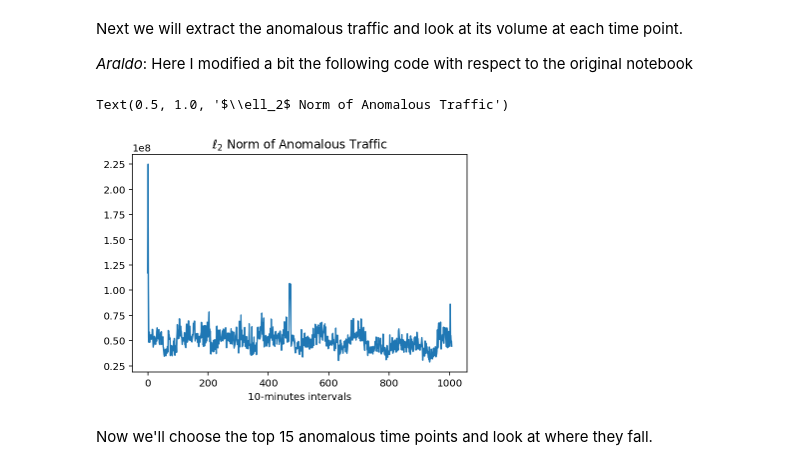
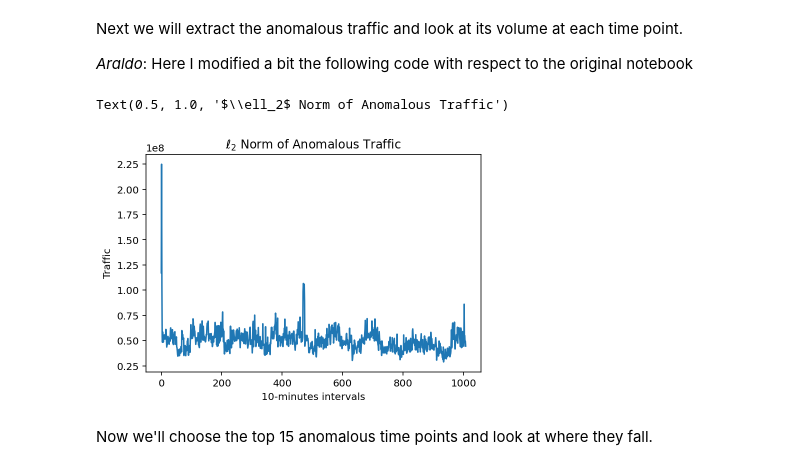
Before and after one commit to andreaaraldo/mining-low-dim-network-data, a Jupyter notebook: BarcelonaCourse.ipynb, the cells around one changed output. Saved outputs shown, nothing was run; the diff lists cells and outputs as text; code cells hidden in the pictures.

```diff
--- a/BarcelonaCourse.ipynb
+++ b/BarcelonaCourse.ipynb
@@ -255,25 +255,26 @@ Next we will extract the anomalous traffic and look at its volume at each time p
 # %%
 k=6 # Number of components
 
 U_k = U[:,0:k]
 Sigma_k = np.diag(Sigma[0:k])
 V_k_t = Vt[0:k,:]
 
 Ntraf = np.dot(U_k, np.dot(Sigma_k, V_k_t) )
 
 Otraf = Atraf - Ntraf
 
 # For each time-slot, it quantifies the "amount of anormality"
 Onorm = np.linalg.norm(Otraf,axis=1)
 
 
 ### Plotting
 plt.plot(Onorm)
 plt.xlabel('10-minutes intervals')
+plt.ylabel('Traffic')
 plt.title(r'$\ell_2$ Norm of Anomalous Traffic')
 # %% [output]
 Text(0.5, 1.0, '$\\ell_2$ Norm of Anomalous Traffic')
-[figure, old version]
+[figure, new version]
 # %% [markdown]
 Now we'll choose the top 15 anomalous time points and look at where they fall.
 # %%
```
Also changed, not shown: parts of 8 cells of this notebook.
